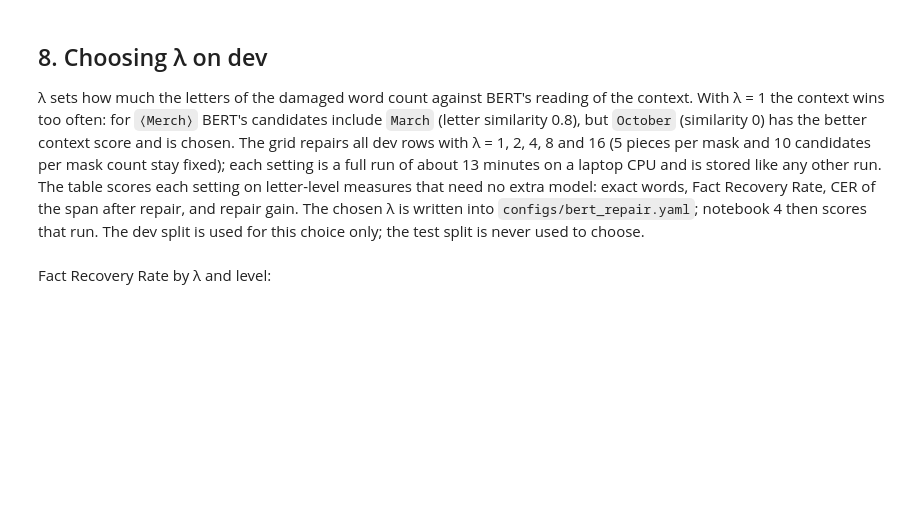
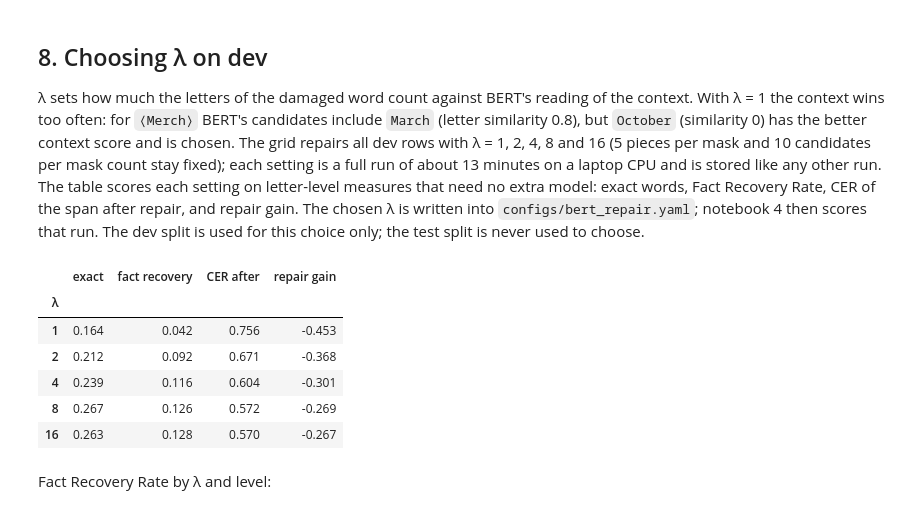
Before and after one commit to tanruoshan/GenAI, a Jupyter notebook: notebooks/02_bert_repair.ipynb, the cells around one changed output. Cells and saved outputs as stored; diff of their text form; code cells hidden in the pictures; blank space fills up the shorter version.

```diff
--- a/notebooks/02_bert_repair.ipynb
+++ b/notebooks/02_bert_repair.ipynb
@@ -300,34 +300,43 @@ then scores that run. The dev split is used for this choice only; the test split
 # %%
 from rapidfuzz.distance import Levenshtein
 from blnrepair.slots import slot_core
 
 GRID = [1, 2, 4, 8, 16]
+dev_rows = [r for r in rows if r["split"] == "dev"]  # the grid is always on dev: the test split never chooses a setting
 source = ROOT / repair_cfg["model"]
 model, tokenizer = AutoModelForMaskedLM.from_pretrained(source), AutoTokenizer.from_pretrained(source)
-grid_versions = {lam: repair_version({**repair_cfg, "lam": lam}, SPLIT) for lam in GRID}
+grid_versions = {lam: repair_version({**repair_cfg, "lam": lam}, "dev") for lam in GRID}
 for lam, version in grid_versions.items():
-    if len(load_preds(pred_path("bert_rerank", version))) < sum(1 for r in split_rows if r["k"]):
+    if len(load_preds(pred_path("bert_rerank", version))) < sum(1 for r in dev_rows if r["k"]):
         reranker = BertReranker(model, tokenizer, lam=lam, beam=repair_cfg["beam"], top_n=repair_cfg["top_n"])
-        run_method(split_rows, reranker, "bert_rerank", version, repair_cfg["model"], allow_test=ALLOW_TEST)
+        run_method(dev_rows, reranker, "bert_rerank", version, repair_cfg["model"])  # allow_test stays False
 
 
 def letter_scores(row, words):
     # exact words, fact recovery and span CER before / after for one repaired row
     plans = sorted(row["ops_per_word"], key=lambda p: p["idx"])
     s, e = row["span_start"], row["span_end"]
     span = {"gold_tokens": row["gold_tokens"][s:e], "ops_per_word": [{**p, "idx": p["idx"] - s} for p in plans]}
     gold_span = " ".join(row["gold_tokens"][s:e])
     cer = lambda text: Levenshtein.distance(text, gold_span) / len(gold_span)
     facts = [slot_core(w) == slot_core(p["gold"]) for w, p in zip(words, plans) if p["idx"] in row["fact_idx_in_span"]]
     return {"exact": slot_exact(words, row), "fact recovery": sum(facts) / len(facts),
             "CER before": cer(splice(span, [p["out"] for p in plans])), "CER after": cer(splice(span, words))}
 
 
 by_key = {(r["id"], r["severity"]): r for r in rows}
 grid = pd.DataFrame([{"λ": lam, "level": p["severity"], **letter_scores(by_key[(p["id"], p["severity"])], p["pred_words"])}
                      for lam, version in grid_versions.items() for p in load_preds(pred_path("bert_rerank", version))])
 grid["repair gain"] = grid["CER before"] - grid["CER after"]
 grid.groupby("λ")[["exact", "fact recovery", "CER after", "repair gain"]].mean().round(3)
+# %% [output]
+|  | exact | fact recovery | CER after | repair gain |
+| λ |  |  |  |  |
+| 1 | 0.164 | 0.042 | 0.756 | -0.453 |
+| 2 | 0.212 | 0.092 | 0.671 | -0.368 |
+| 4 | 0.239 | 0.116 | 0.604 | -0.301 |
+| 8 | 0.267 | 0.126 | 0.572 | -0.269 |
+| 16 | 0.263 | 0.128 | 0.570 | -0.267 |
 # %% [markdown]
 Fact Recovery Rate by λ and level:
 # %%
```
Also changed, not shown: parts of 3 cells of this notebook, 8 other files.
